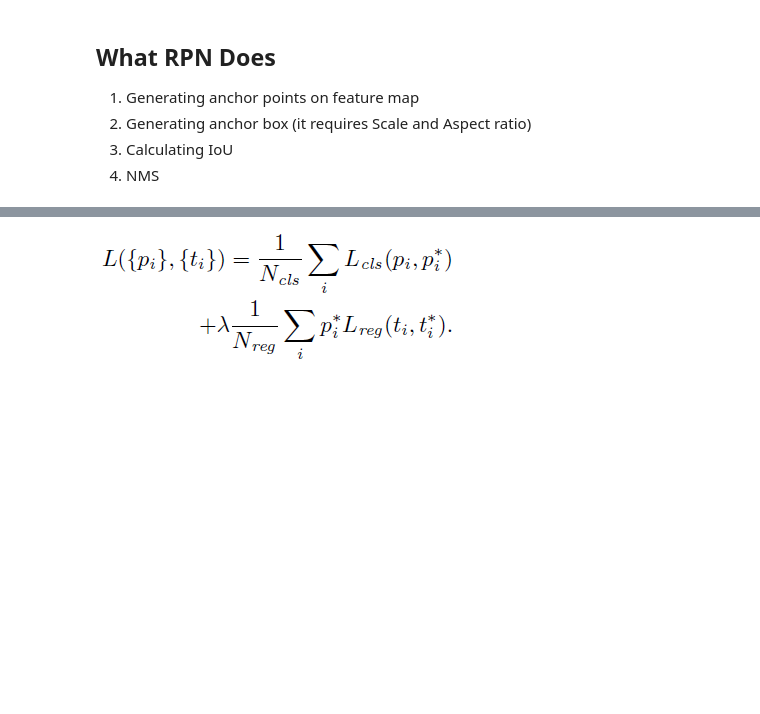
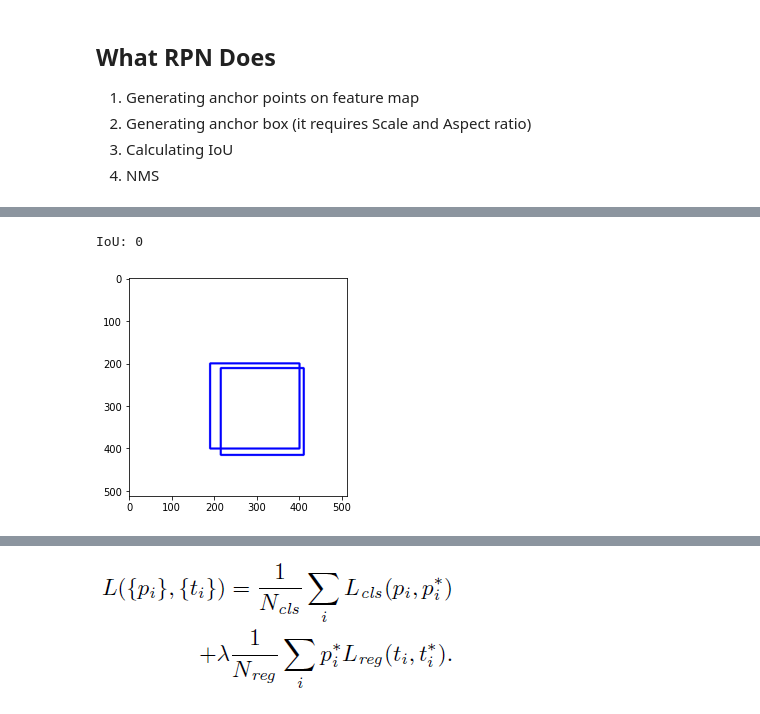
Before and after one commit to aisaack/implementation, a Jupyter notebook: RPN.ipynb, the cells around one changed output, grey strips where cells are left out. Saved outputs shown, nothing was run; the diff lists cells and outputs as text; code cells hidden in the pictures; blank space fills up the shorter version.

```diff
--- a/RPN.ipynb
+++ b/RPN.ipynb
@@ -176,0 +219,14 @@ def IoU(box1, box2):
+# %%
+box1 = [400, 400, 190, 200]
+box2 = [410, 415, 215, 211]
+boxes = [box1, box2]
+img_ = np.zeros(shape=(512, 512, 3),dtype=np.uint8)
+img_.fill(255)
+for i, bbox in enumerate(boxes):
+    cv2.rectangle(img_, (bbox[0], bbox[1]), (bbox[2], bbox[3]), color=(0, 0, 255), thickness=3)
+
+plt.imshow(img_)
+print(f"IoU: {iou(box1, box2)}")
+# %% [output]
+IoU: 0
+[figure, added]
```
Also changed, not shown: parts of 17 cells of this notebook.
